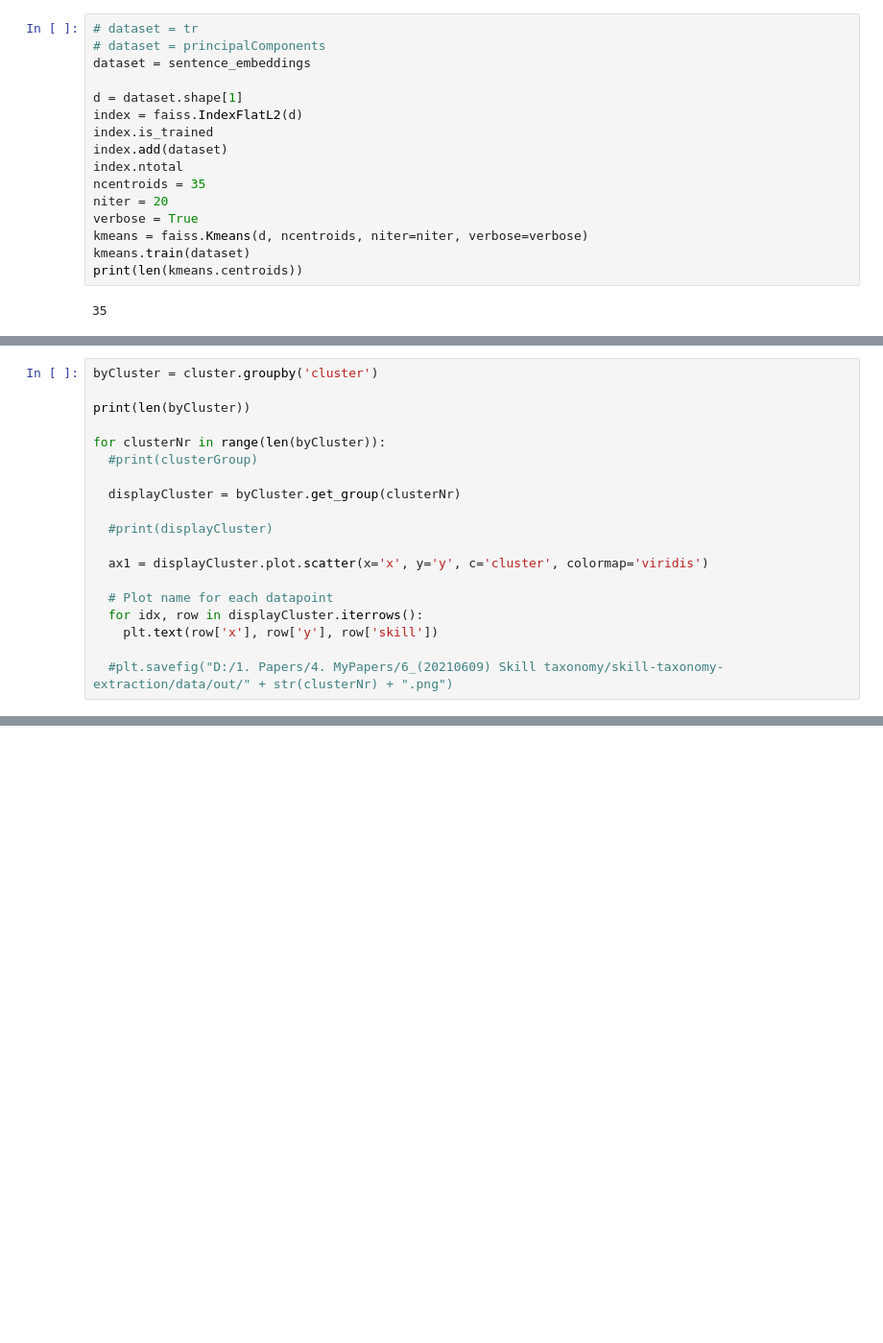
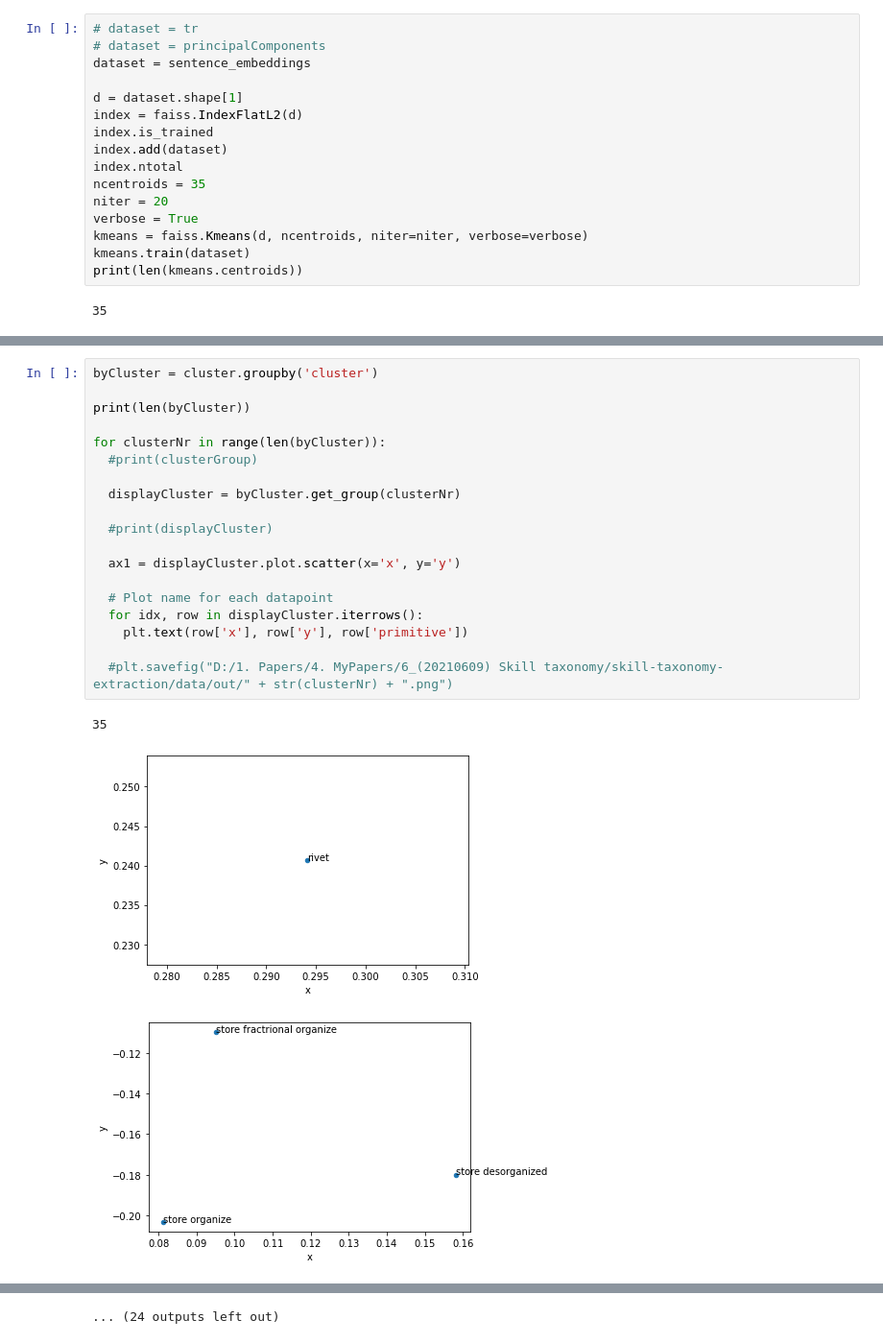
Before and after one commit to teiband/industrial-skill-review, a Jupyter notebook: src/FaissSearch/faissSearch.ipynb, the cells around one changed output, grey strips where cells are left out. Shown at 96% size. Drawn from its saved outputs; the diff is of its cells as text; blank space fills up the shorter version.

```diff
--- a/src/FaissSearch/faissSearch.ipynb
+++ b/src/FaissSearch/faissSearch.ipynb
@@ -114,19 +137,23 @@ ax1 = cluster.plot.scatter(x='x', y='y', c='cluster', colormap='viridis')
 # %%
 byCluster = cluster.groupby('cluster')
 
 print(len(byCluster))
 
 for clusterNr in range(len(byCluster)):
   #print(clusterGroup)
 
   displayCluster = byCluster.get_group(clusterNr)
 
   #print(displayCluster)
 
-  ax1 = displayCluster.plot.scatter(x='x', y='y', c='cluster', colormap='viridis')
+  ax1 = displayCluster.plot.scatter(x='x', y='y')
 
   # Plot name for each datapoint
   for idx, row in displayCluster.iterrows():
-    plt.text(row['x'], row['y'], row['skill'])
+    plt.text(row['x'], row['y'], row['primitive'])
 
   #plt.savefig("D:/1. Papers/4. MyPapers/6_(20210609) Skill taxonomy/skill-taxonomy-extraction/data/out/" + str(clusterNr) + ".png")
+# %% [output]
+35
+[figure, added]
+[figure, added]
@@ -132,0 +169 @@ for clusterNr in range(len(byCluster)):
+... (24 outputs left out)
```
Also changed, not shown: parts of 6 cells of this notebook, 1 other file.
